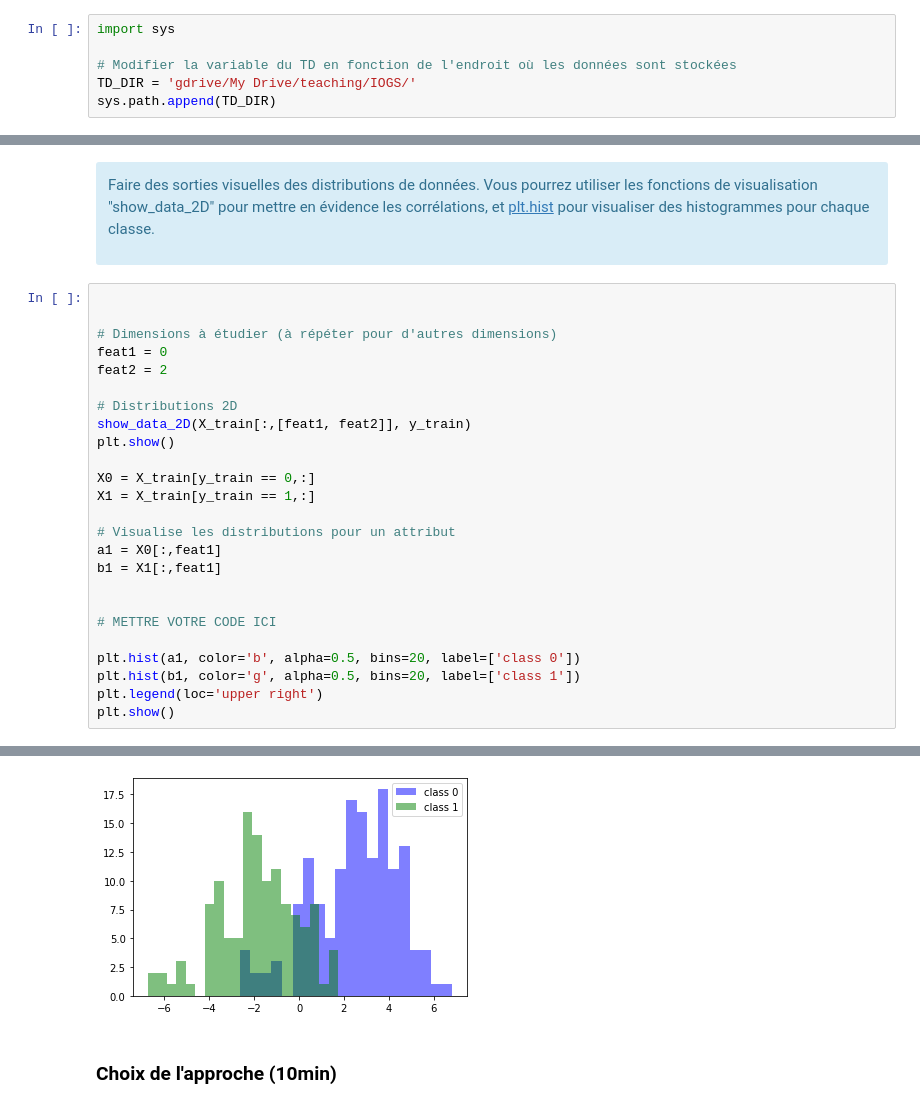
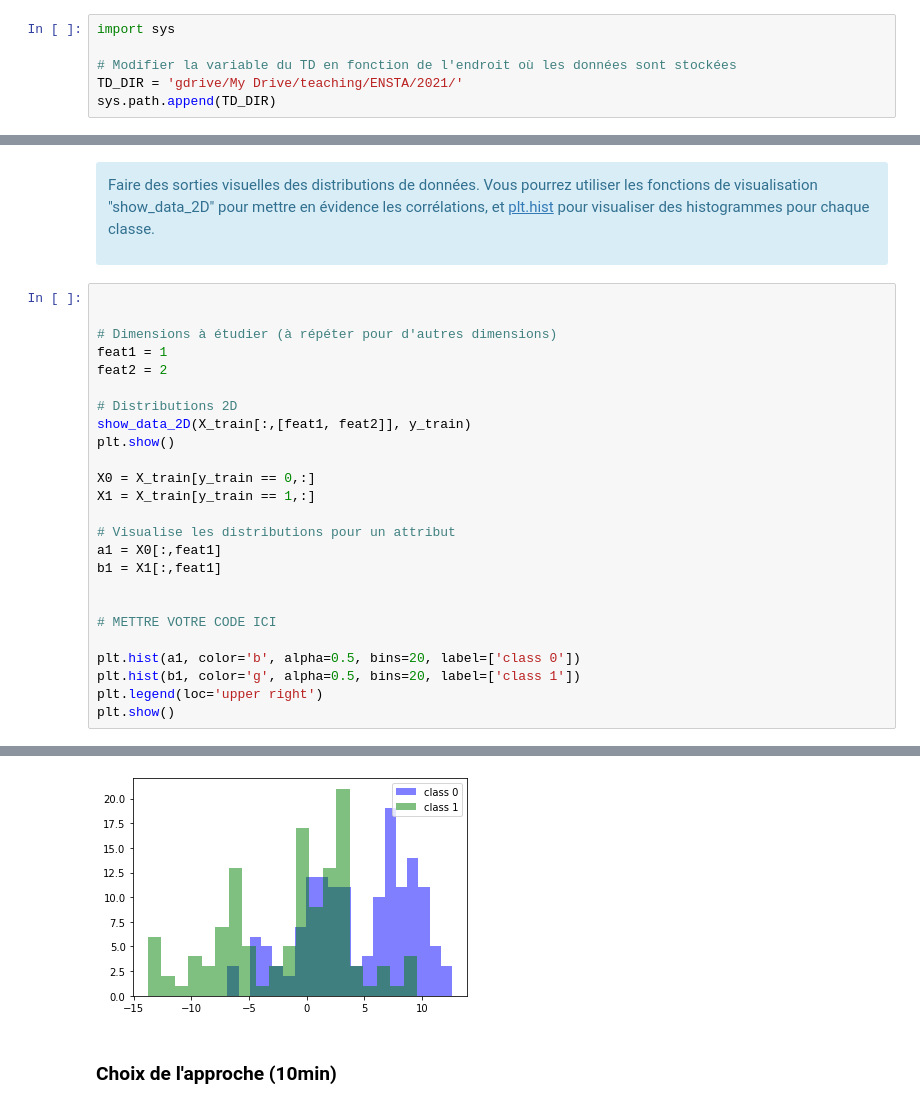
Before and after one commit to stepherbin/teaching, a Jupyter notebook: ENSTA/TD_correction/td1_knn_bayesien_correction.ipynb, the cells around one changed output, grey strips where cells are left out. Saved outputs shown, nothing was run; the diff lists cells and outputs as text.

Commit message:
td1 correction ENSTA

```diff
--- a/ENSTA/TD_correction/td1_knn_bayesien_correction.ipynb
+++ b/ENSTA/TD_correction/td1_knn_bayesien_correction.ipynb
@@ -30,7 +30,7 @@ Exécutez la cellule suivante pour le faire, et modifiez la variable 'TD_DIR' à
 import sys
 
 # Modifier la variable du TD en fonction de l'endroit où les données sont stockées
-TD_DIR = 'gdrive/My Drive/teaching/IOGS/'
+TD_DIR = 'gdrive/My Drive/teaching/ENSTA/2021/'
 sys.path.append(TD_DIR)
 # %% [markdown]
 ______
@@ -130,7 +130,7 @@ Faire des sorties visuelles des distributions de données. Vous pourrez utiliser
 
 
 # Dimensions à étudier (à répéter pour d'autres dimensions)
-feat1 = 0
+feat1 = 1
 feat2 = 2
 
 # Distributions 2D
@@ -156,4 +156,4 @@ plt.show()
-[figure, old version]
+[figure, new version]
 # %% [markdown]
 ### Choix de l'approche (10min)
 # %% [markdown]
```
Also changed, not shown: parts of 5 cells of this notebook.
